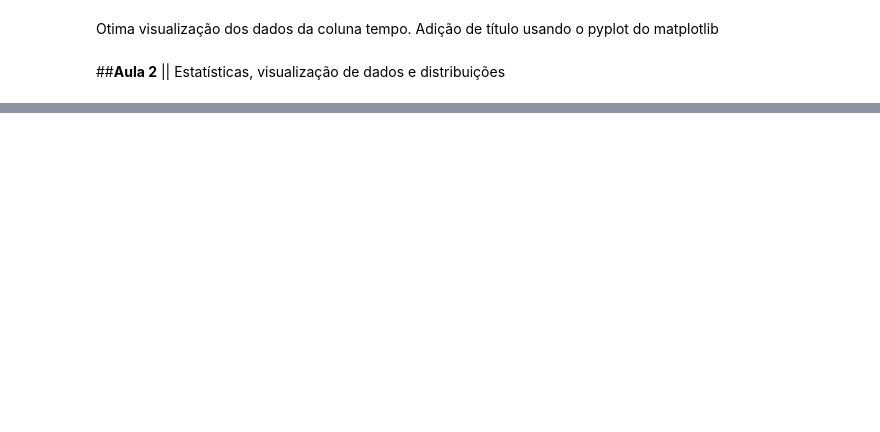
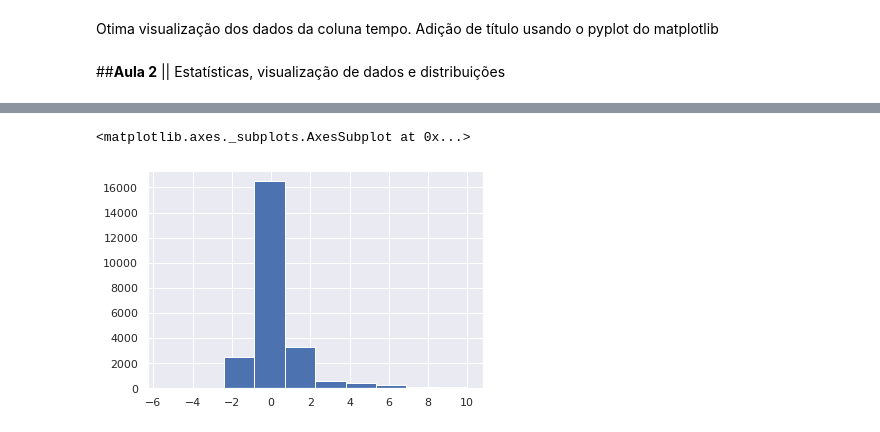
Before and after one commit to deboraa-gs/imersaodados3, a Jupyter notebook: Imersão_dados_Alura_Débora.ipynb, the cells around one changed output, grey strips where cells are left out. Drawn from its saved outputs; the diff is of its cells as text; code cells hidden in the pictures; blank space fills up the shorter version.

```diff
--- a/Imersão_dados_Alura_Débora.ipynb
+++ b/Imersão_dados_Alura_Débora.ipynb
@@ -267,0 +428,6 @@ Otima visualização dos dados da coluna tempo. Adição de título usando o pyp
+# %%
+#plotando histograma
+(dados['g-0'].hist())
+# %% [output]
+<matplotlib.axes._subplots.AxesSubplot at 0x...>
+[figure, added]
```
Also changed, not shown: parts of 53 cells of this notebook.
